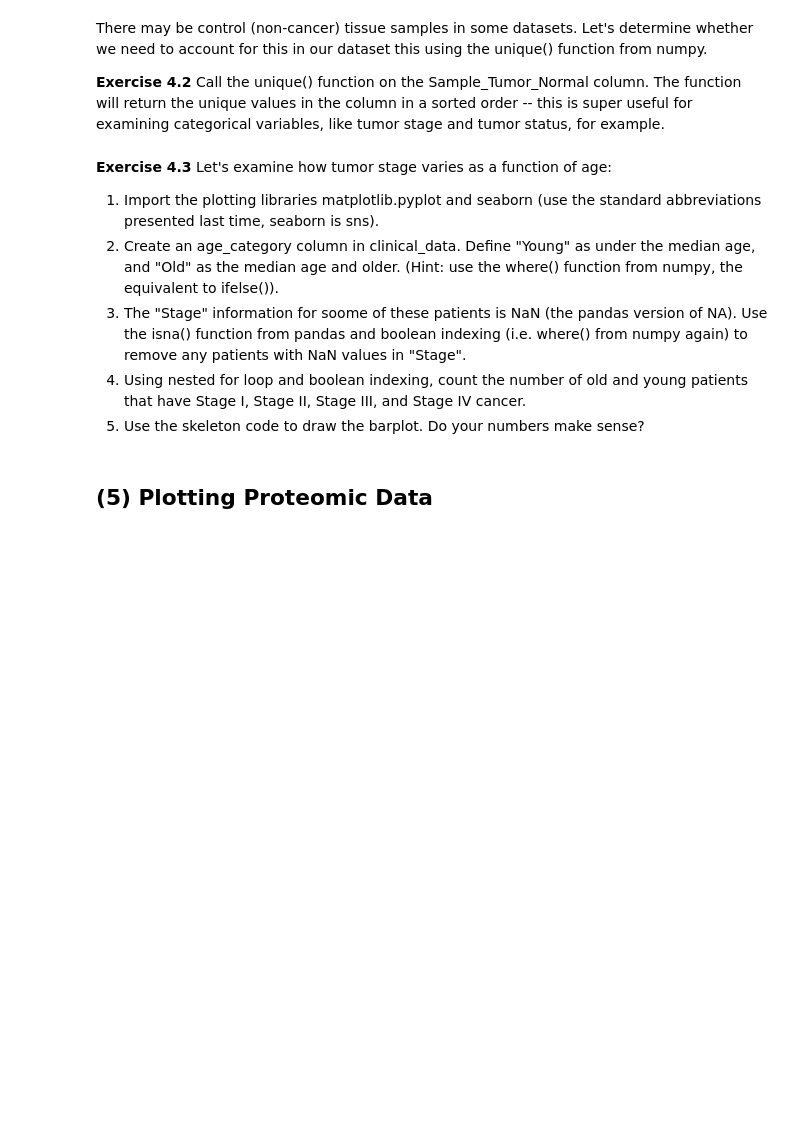
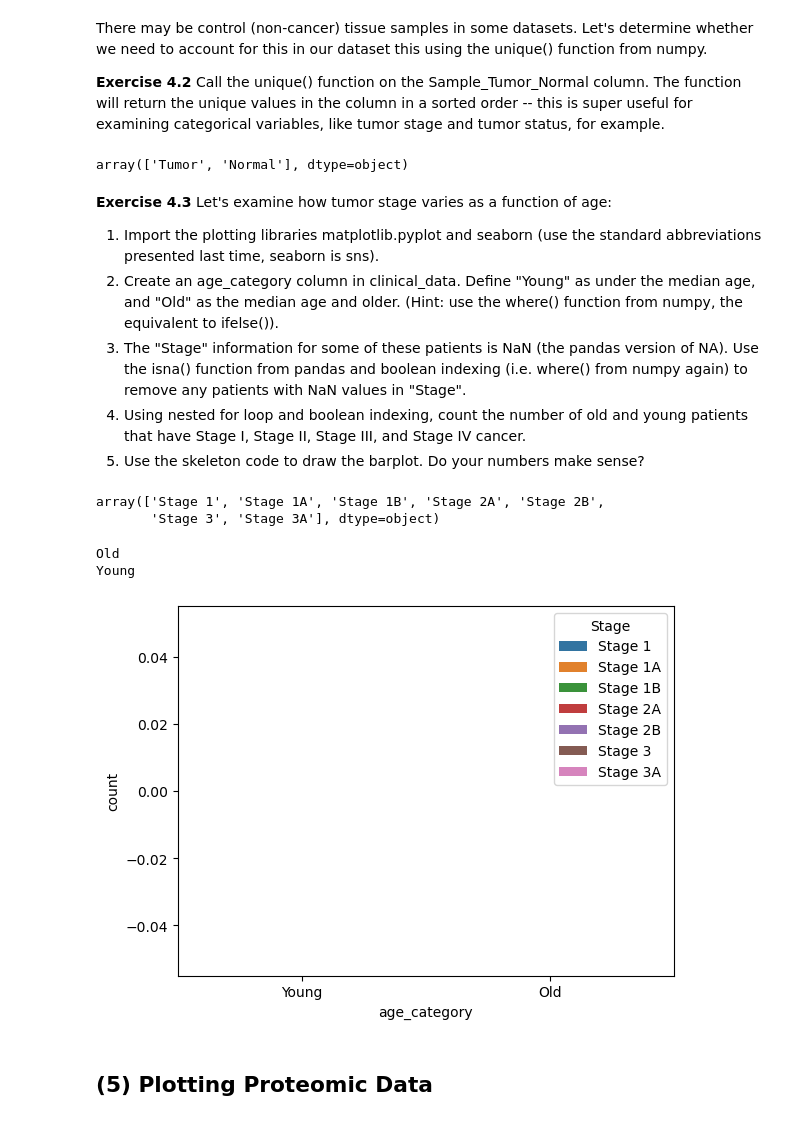
Before and after one commit to ssavur16/qbio490, a Jupyter notebook: week9_python/Intro_to_CPTAC.ipynb, the cells around one changed output. Cells and saved outputs as stored; diff of their text form; code cells hidden in the pictures; blank space fills up the shorter version.

```diff
--- a/week9_python/Intro_to_CPTAC.ipynb
+++ b/week9_python/Intro_to_CPTAC.ipynb
@@ -148,8 +287,8 @@ You can also access other data using the `cptac` python package for the same pat
 
 **Exercise 3.1** Access the RNA (transcriptomics) and clinical data from the object. The function name is very similar in syntax to the get_proteomics() function from before!
 # %%
-rna_data = FILL IN HERE
-clinical_data = FILL IN HERE
+rna_data = luad.get_transcriptomics()
+clinical_data = luad.get_clinical()
 # %% [markdown]
 **Exercise 3.2** Examine these dataframes. In particular:
 
@@ -167,7 +318,8 @@ Let's take a look at all of the patients who are older than 50 years old at the
 1.  Use the clinical data DataFrame to create a boolean mask for the condition of patients being older than 50.
 2.  Mask the clinical data and assign it to a DataFrame called 'masked_clinical'.
 # %%
-# write code here
+old_boolean_vector = (clinical_data.loc[:, "Age"] > 50)
+masked_clinical = clinical_data.loc[old_boolean_vector, :]
 # %% [markdown]
 Now that we have masked our data, if we tried to do an analysis using the different data frames, we would get a lot of errors since we are now missing some patients in our masked_clinical data frame. If we want to get the patients who are present in the masked data as well as the rna_data and protein_data, we can use intersect1d().
 
@@ -178,13 +330,14 @@ Now that we have masked our data, if we tried to do an analysis using the differ
 # %%
 # 1.
 name_intersects = [
-    , # 0. fill in intersecting for protein/rna here using intersect1d()
-    , # 1. fill in intersecting for protein/masked clinical here
-    , # 2. fill in the intersecting for rna/masked clinical here
+    np.intersect1d(protein_data.index, rna_data.index),
+    np.intersect1d(rna_data.index, masked_clinical.index),
+    np.intersect1d(protein_data.index, masked_clinical.index),
 ]
 
 # 2. Print the lengths here
-# write a for loop here
-    print(f"The length of ____ is _____")  # fill in here
+df_names = ["protein_data", "rna_data", "masked_clinical", "protein_data"]
+for i in range(len(name_intersects)):
+    print(f"The length of {df_names[i]} ∩ {df_names[i+1]} is {name_intersects[i].shape[0]}")
 
 # 3. Which comparison(s) contain the patient names that have all three levels?
@@ -206,50 +379,77 @@ There may be control (non-cancer) tissue samples in some datasets. Let's determi
 __Exercise 4.2__ Call the unique() function on the Sample_Tumor_Normal column. The function will return the unique values in the column in a sorted order -- this is super useful for examining categorical variables, like tumor stage and tumor status, for example.
 # %%
 # Get the levels of the Sample_Tumor_Normal column with unique()
+clinical_data.loc[:, "Sample_Tumor_Normal"].unique()
+# %% [output]
+array(['Tumor', 'Normal'], dtype=object)
 # %% [markdown]
 __Exercise 4.3__ Let's examine how tumor stage varies as a function of age:
 
    1. Import the plotting libraries matplotlib.pyplot and seaborn (use the standard abbreviations presented last time, seaborn is sns).
    2. Create an age_category column in clinical_data. Define "Young" as under the median age, and "Old" as the median age and older. (Hint: use the where() function from numpy, the equivalent to ifelse()).
-   3. The "Stage" information for soome of these patients is NaN (the pandas version of NA). Use the isna() function from pandas and boolean indexing (i.e. where() from numpy again) to remove any patients with NaN values in "Stage".
+   3. The "Stage" information for some of these patients is NaN (the pandas version of NA). Use the isna() function from pandas and boolean indexing (i.e. where() from numpy again) to remove any patients with NaN values in "Stage".
    4. Using nested for loop and boolean indexing, count the number of old and young patients that have Stage I, Stage II, Stage III, and Stage IV cancer.
    5. Use the skeleton code to draw the barplot. Do your numbers make sense?
+# %%
+stage_categories
+# %% [output]
+array(['Stage 1', 'Stage 1A', 'Stage 1B', 'Stage 2A', 'Stage 2B',
+       'Stage 3', 'Stage 3A'], dtype=object)
 # %%
 # 1. Import libraries here
+import matplotlib.pyplot as plt
+import seaborn as sns
+import statistics as stats
 
 
 # 2. Create the age_category column in clinical_data
+median_age = stats.median(clinical_data.loc[:, "Age"])
+younger_than_median = (clinical_data.loc[:, "Age"] < median_age)
+clinical_data["age_category"] = np.where(younger_than_median, "Young", "Old")
 
 
 # 3. Filter our NaN
-
-
+not_na_clinical = clinical_data.notna()
+clinical_data = clinical_data.loc[not_na_clinical.loc[:, "Stage"], :]
 
 ## this will programatically get all the stages in order
 stage_categories = np.unique(clinical_data.loc[:, 'Stage'])
-assert(np.all(stage_categories == ['Stage IA', 'Stage IIA', 'Stage IIB',
-                                    'Stage III', 'Stage IIIA', 'Stage IIIB', 'Stage IIIC']))
+for i in range(len(stage_categories)):
+    stage_categories[i] = "Stage " + stage_categories[i]
+assert(np.all(stage_categories == ['Stage 1', 'Stage 1A', 'Stage 1B', 'Stage 2A', 'Stage 2B',
+                                    'Stage 3', 'Stage 3A']))
+
 
 # 4. Loop through all the stage categories and count
+stage_cat_counts = []
 
 for age_cat in ["Old", "Young"]: # first get the old data, then the young data
     print(age_cat)
+
+    # 1. create a subset of the data frame with the old/young patients
+    age_cat_clinical = clinical_data.loc[clinical_data.age_category == age_cat, :]
+
     # fill this in with the cancer category:
-    for ...:
-        # 1. create a subset of the data frame with the old/young patients
+    for stage in stage_categories:
         # 2. count the number of patients with the stage of cancer and print
+        stage_boolean_vector = (age_cat_clinical.loc[:, "Stage"] == stage)
+        stage_cat_counts.append(stage_boolean_vector.sum())
 
-
+stage_cat_counts = np.asarray(stage_cat_counts)
 
 # 5. Create a barplot to compare your results
 sns.countplot(
     x = "age_category",
     hue = "Stage",
     hue_order = stage_categories,
-    data = INSERT HERE
+    data = clinical_data
 )
 
 plt.show()
+# %% [output]
+Old
+Young
+[figure, added]
 # %% [markdown]
 ## (5) Plotting Proteomic Data
 # %% [markdown]
```
Also changed, not shown: parts of 32 cells of this notebook.
